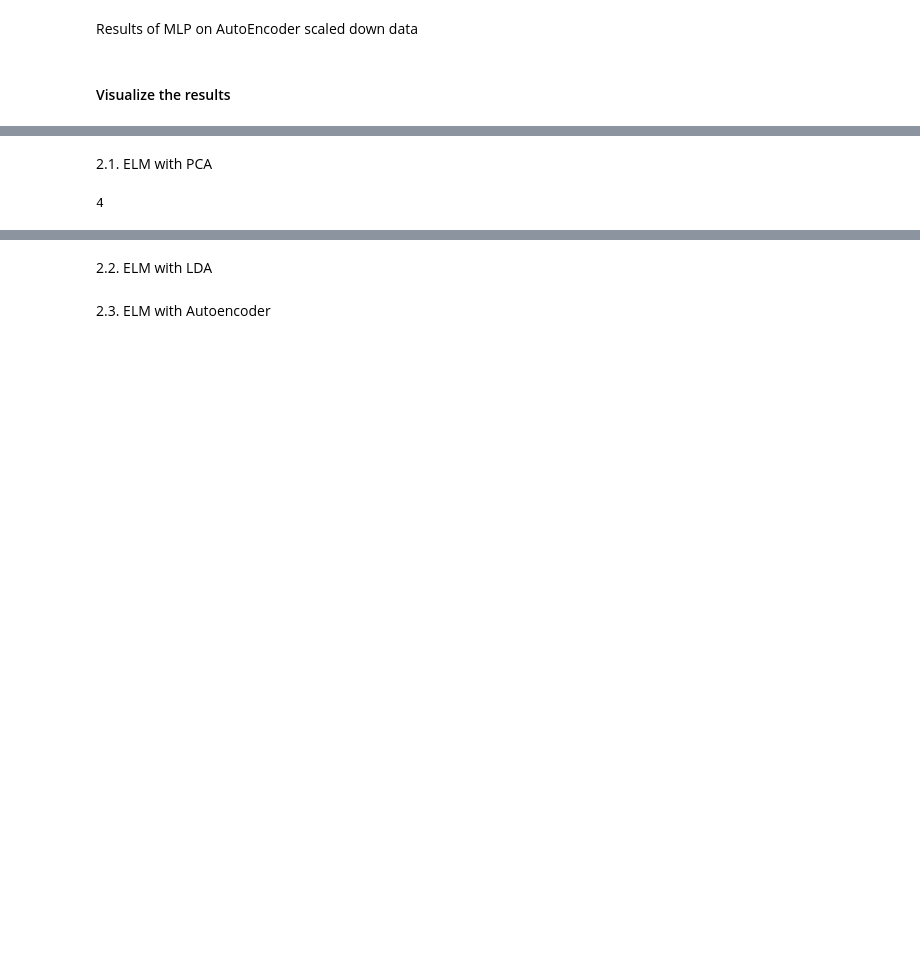
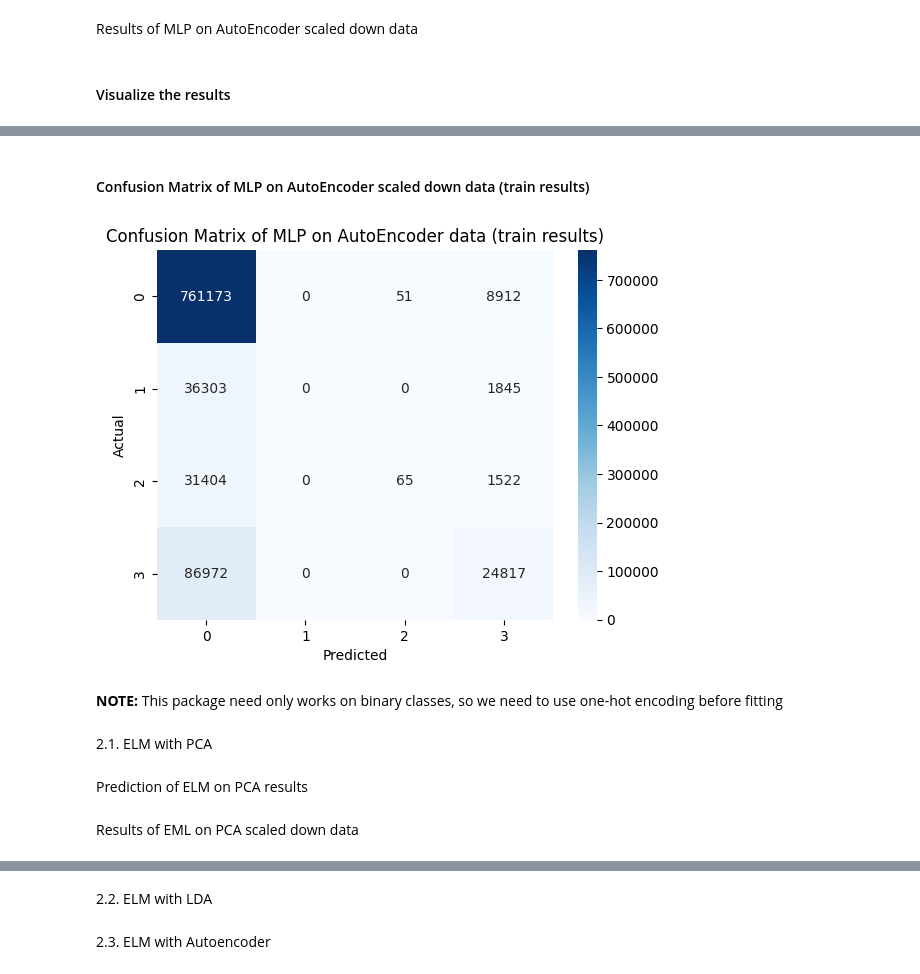
Before and after one commit to yazdanzv/Compare_Multiple_DL_Methods_on_Flight_USA_Dataset, a Jupyter notebook: main.ipynb, the cells around one changed output, grey strips where cells are left out. Saved outputs shown, nothing was run; the diff lists cells and outputs as text; code cells hidden in the pictures; blank space fills up the shorter version.

```diff
--- a/main.ipynb
+++ b/main.ipynb
@@ -684,0 +692,12 @@ plt.show()
+# %% [markdown]
+<h4>Confusion Matrix of MLP on AutoEncoder scaled down data (train results)</h4>
+# %%
+sb.heatmap(con_mat_mlp_auto_train, annot=True, fmt='d', cmap='Blues')
+plt.ylabel("Actual")
+plt.xlabel("Predicted")
+plt.title("Confusion Matrix of MLP on AutoEncoder data (train results)")
+plt.show()
+# %% [output]
+[figure, added]
+# %% [markdown]
+<p><b>NOTE:</b> This package need only works on binary classes, so we need to use one-hot encoding before fitting</p>
@@ -691,4 +725,2 @@ elm_pca.train(np.array(pca_data) , np.array(labels))
-# %%
-elm_pca_pred = elm_pca.predict()
-# %% [output]
-4
+# %% [markdown]
+Prediction of ELM on PCA results
@@ -694,0 +735,2 @@ elm_pca_pred = elm_pca.predict()
+# %% [markdown]
+Results of EML on PCA scaled down data
```
Also changed, not shown: parts of 22 cells of this notebook.
